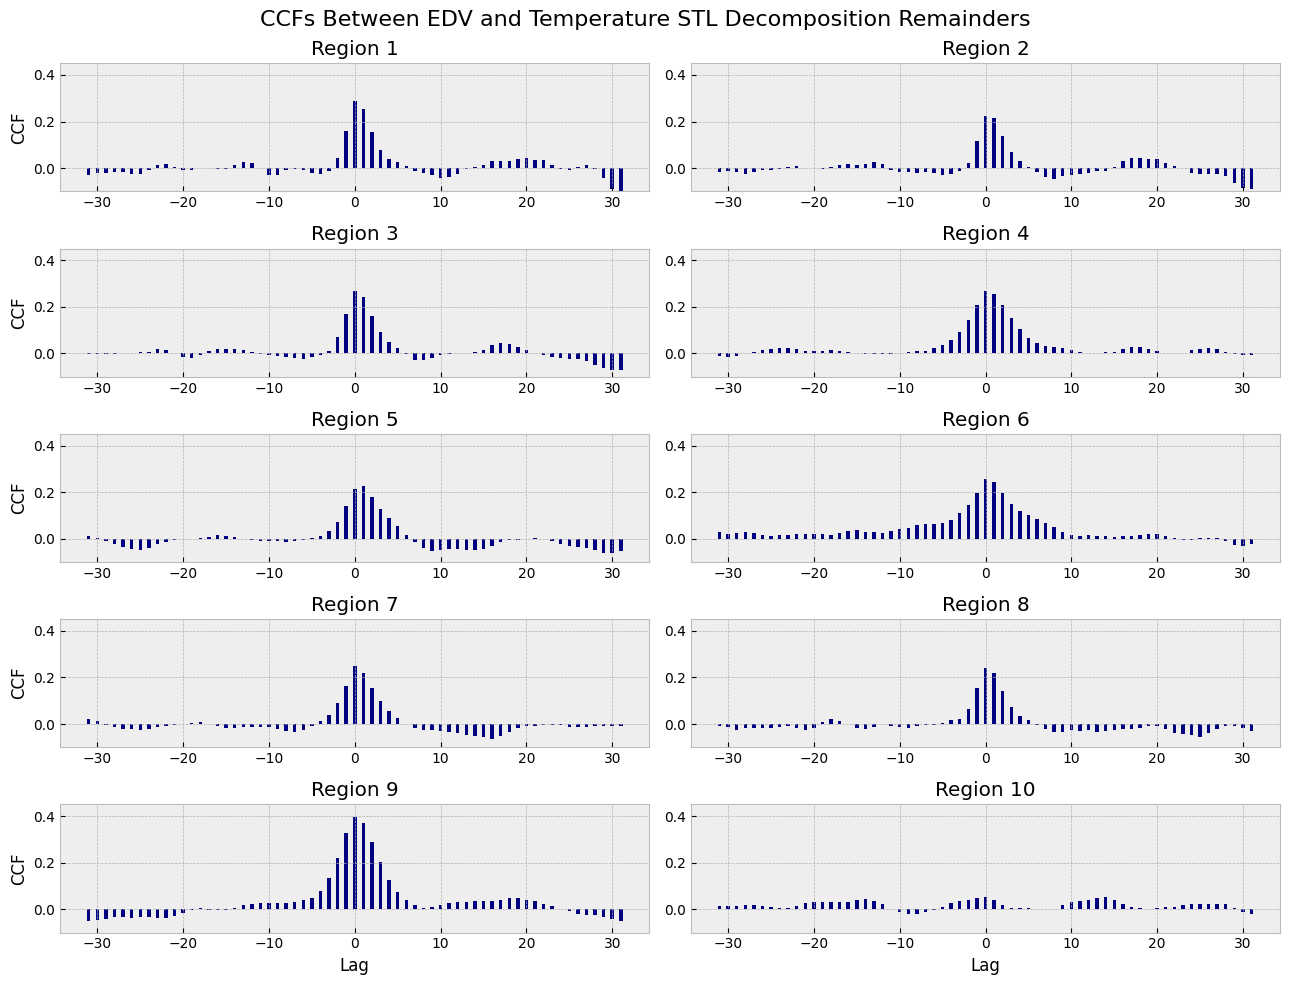
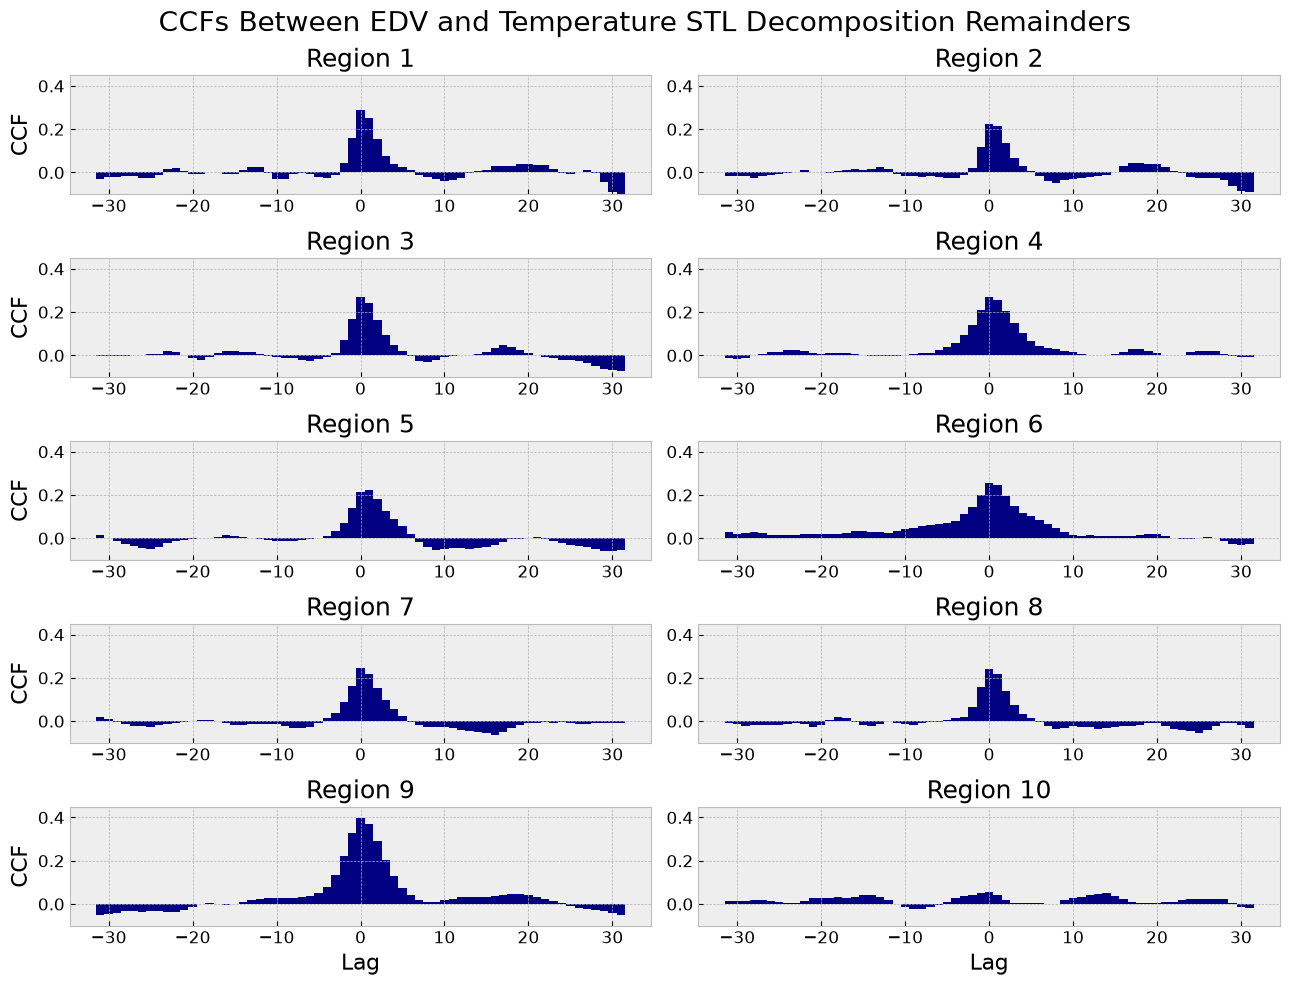
The change to this notebook cell's code, shown as a diff; its figure went from the first image to the second:
--- before
+++ after
@@ -3,5 +3,5 @@
 
 covariate_for_title = "Temperature" if COVARIATE == "temp" else "Heat Index"
-plt.suptitle(f"CCFs Between EDV and {covariate_for_title} STL Decomposition Remainders", fontsize = 16)
+plt.suptitle(f"CCFs Between EDV and {covariate_for_title} STL Decomposition Remainders",fontsize = 20)
 
 for i, region in enumerate(df.drop(columns = "lags").columns):
@@ -10,11 +10,13 @@
     ax = axs[row, col]
 
-    ax.bar(df.lags, df[region], width = 0.4, color = "navy")
-    ax.set_title(region.replace(".", " "))
+    ax.bar(df.lags, df[region], width = 1, color = "navy")
+    ax.set_title(region.replace(".", " "), fontsize = 18)
     ax.set_ylim(-0.1, 0.45)
     if row == 4:
-        ax.set_xlabel("Lag")
+        ax.set_xlabel("Lag", fontsize = 16)
     if col == 0:
-        ax.set_ylabel("CCF")
+        ax.set_ylabel("CCF", fontsize = 16)
+
+    ax.tick_params(axis='both', labelsize=12)
 
 plt.tight_layout()

Commit: updated ccf_plots code